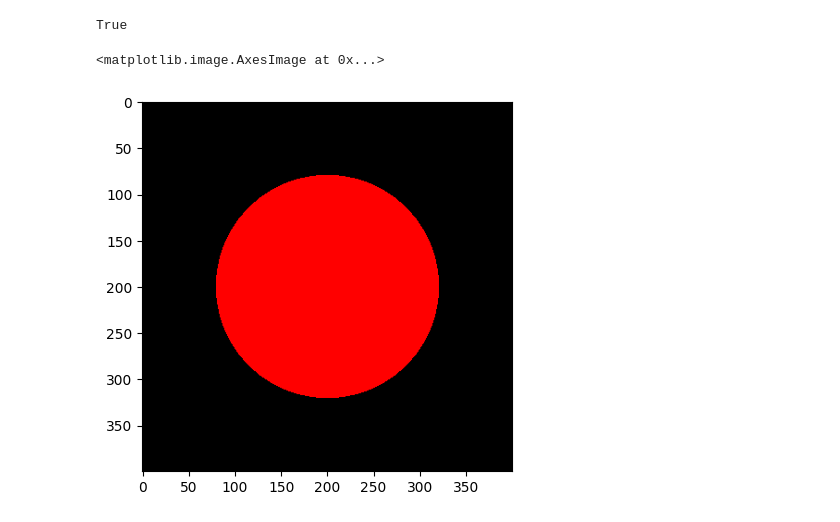
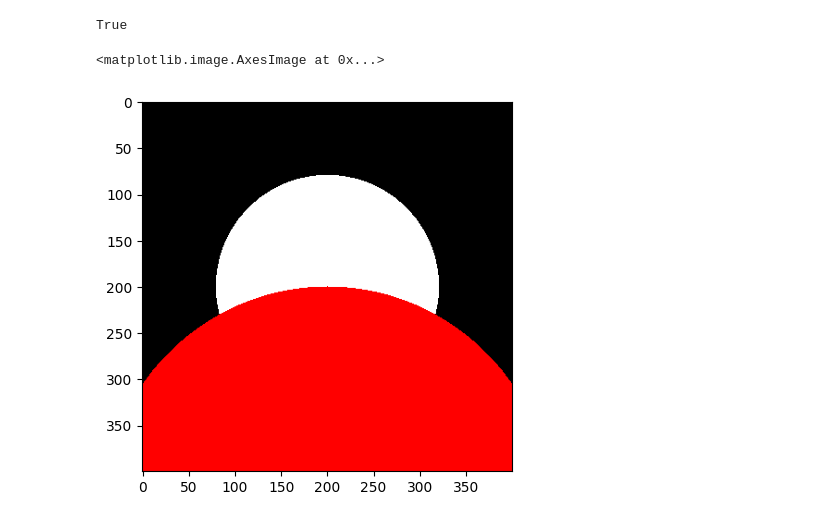
Before and after one commit to aman190202/udemy-nerf, a Jupyter notebook: camera_model.ipynb, the cells around one changed output. Cells and saved outputs as stored; diff of their text form; code cells hidden in the pictures.

```diff
--- a/camera_model.ipynb
+++ b/camera_model.ipynb
@@ -162,25 +162,26 @@ class intersecting_spheres():
         cond = pho >= 0
         num_rays = o1.shape[0]
         colors = np.zeros((num_rays,3))
-
+        colors[cond] = self.c1
 
 
         a1 = d2[:,0]**2 + d2[:,1]**2 + d2[:,2]**2
         b1 = 2 * ((d2[:,0]* (o2[:,0]-self.p2[0])) + (d2[:,1]* (o2[:,1]-self.p2[1])) + (d2[:,2]* (o2[:,2]-self.p2[2])))
         c1 = (o2[:,0] - self.p2[0])**2 + (o2[:,1] - self.p2[1])**2 + (o2[:,2] - self.p2[2])**2 - self.r2** 2
 
-        pho = b1**2 - 4*a*c
+        pho = b1**2 - 4*a1*c1
 
         cond= pho>=0
+
         colors[cond] = self.c2
-        colors[cond] = self.c1
+
 
         return colors
 # %%
-s = intersecting_spheres(np.array([0.,0.,-1.]),.1,np.array([1.,1.,1.]), np.array([0.,0.,-1.]),.0001,np.array([1.,0.,0.]))
+s = intersecting_spheres(np.array([0.,0.,-1.]),.1,np.array([1.,1.,1.]), np.array([0.,0.02,.1]),.02,np.array([1.,0.,0.]))
 c = s.intersect_two(rays_o,rays_d,rays_o,rays_d)
 img = c.reshape(H,W,3)
 plt.imshow(img)
 # %% [output]
 <matplotlib.image.AxesImage at 0x...>
-[figure, old version]
+[figure, new version]
```
Also changed, not shown: parts of 1 cell of this notebook.
